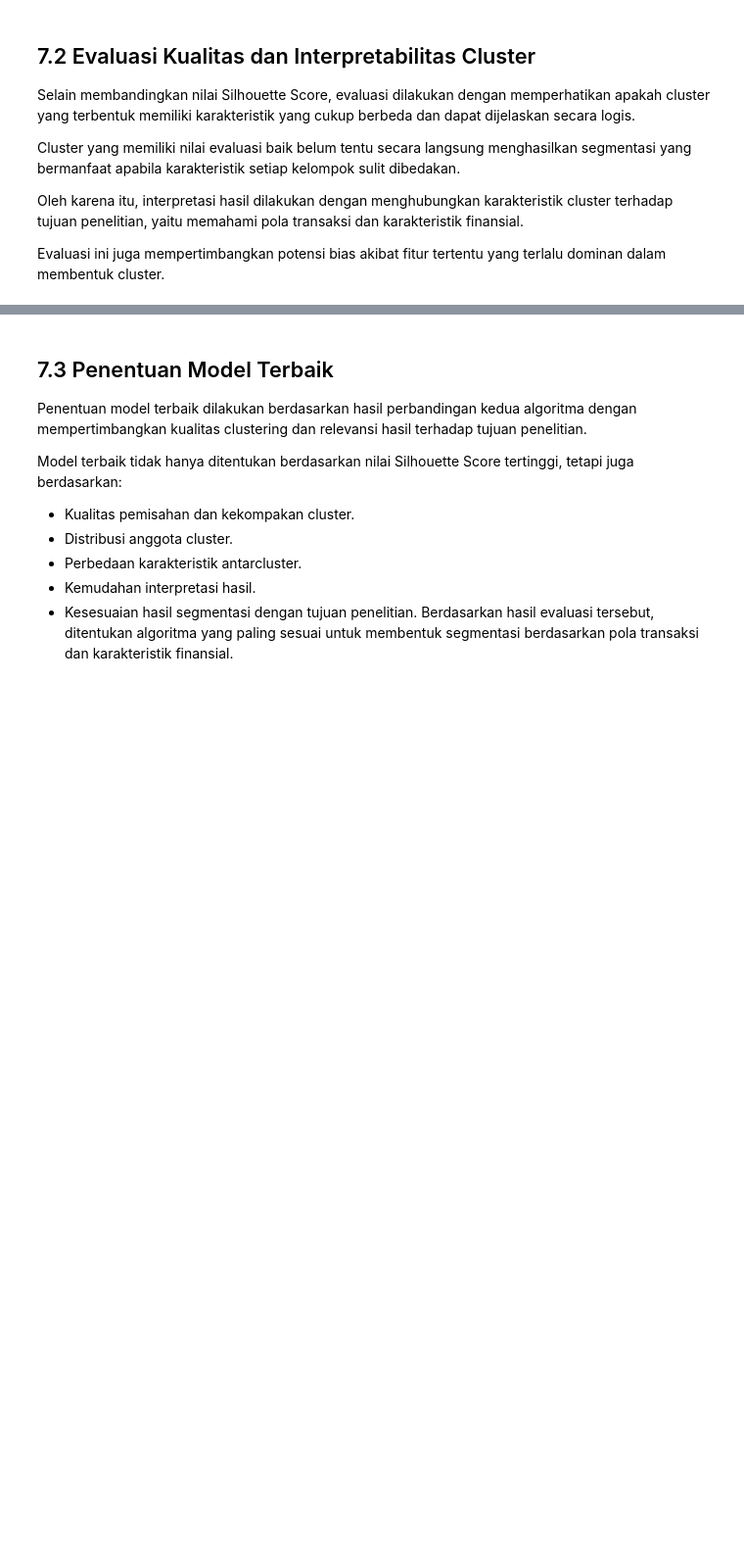
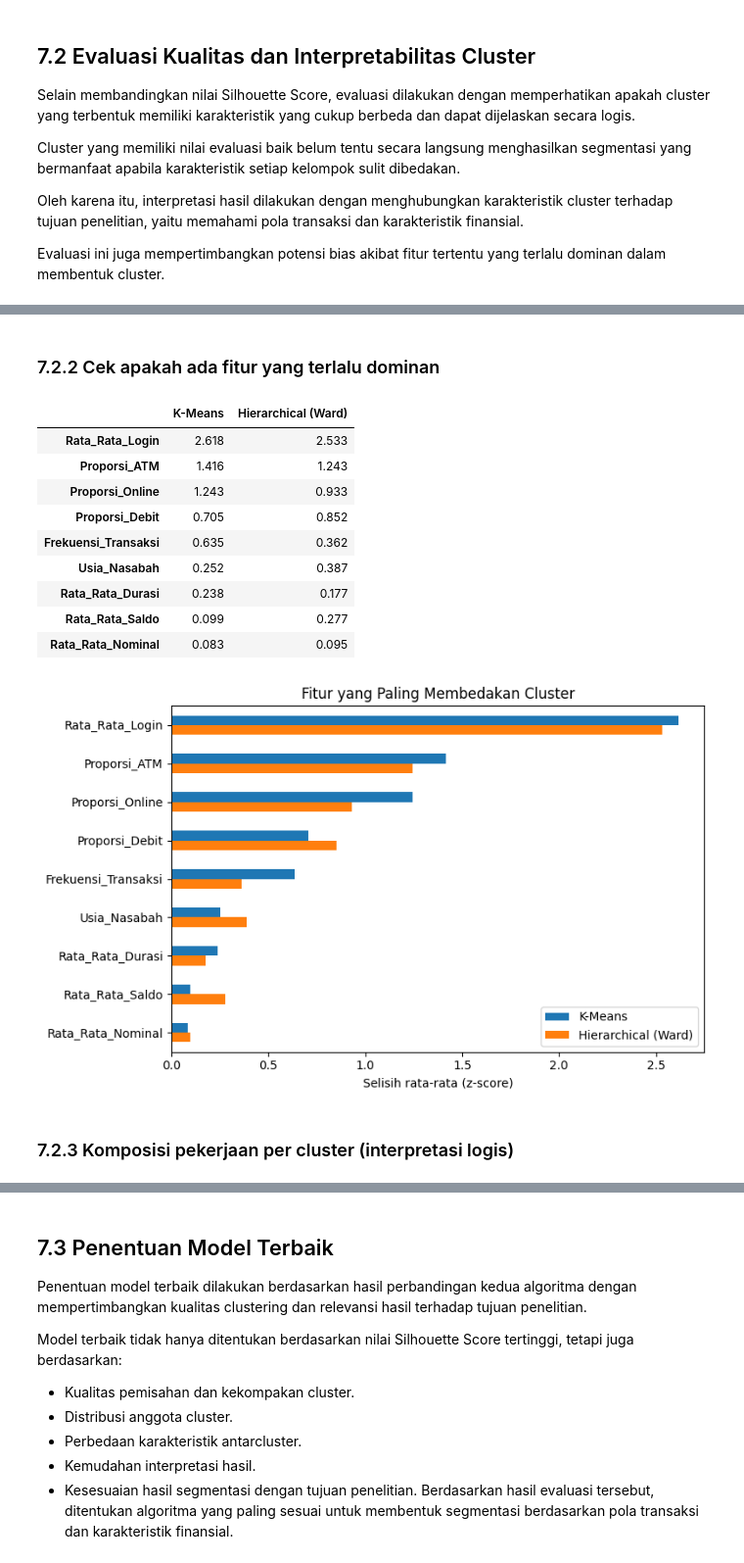
Before and after one commit to aulyarvlln/57_IF-E_Kimpul, a Jupyter notebook: ProyekDS.ipynb, the cells around one changed output, grey strips where cells are left out. Shown at 98% size. Saved outputs shown, nothing was run; the diff lists cells and outputs as text; code cells hidden in the pictures; blank space fills up the shorter version.

```diff
--- a/ProyekDS.ipynb
+++ b/ProyekDS.ipynb
@@ -1286,0 +1382,33 @@ Evaluasi ini juga mempertimbangkan potensi bias akibat fitur tertentu yang terla
+# %% [markdown]
+### 7.2.2 Cek apakah ada fitur yang terlalu dominan
+# %%
+# Selisih rata-rata z-score tertinggi dan terendah antar cluster
+# Semakin besar selisihnya, semakin kuat fitur itu membedakan cluster
+
+dominasi = pd.DataFrame({
+    "K-Means": z_kmeans.max() - z_kmeans.min(),
+    "Hierarchical (Ward)": z_hier.max() - z_hier.min()
+}).sort_values("K-Means", ascending=False).round(3)
+
+display(dominasi)
+
+dominasi.plot(kind="barh", figsize=(8, 5))
+plt.gca().invert_yaxis()
+plt.title("Fitur yang Paling Membedakan Cluster")
+plt.xlabel("Selisih rata-rata (z-score)")
+plt.tight_layout()
+plt.show()
+# %% [output]
+|  | K-Means | Hierarchical (Ward) |
+| Rata_Rata_Login | 2.618 | 2.533 |
+| Proporsi_ATM | 1.416 | 1.243 |
+| Proporsi_Online | 1.243 | 0.933 |
+| Proporsi_Debit | 0.705 | 0.852 |
+| Frekuensi_Transaksi | 0.635 | 0.362 |
+| Usia_Nasabah | 0.252 | 0.387 |
+| Rata_Rata_Durasi | 0.238 | 0.177 |
+| Rata_Rata_Saldo | 0.099 | 0.277 |
+| Rata_Rata_Nominal | 0.083 | 0.095 |
+[figure, added]
+# %% [markdown]
+### 7.2.3 Komposisi pekerjaan per cluster (interpretasi logis)
```
Also changed, not shown: parts of 20 cells of this notebook.
